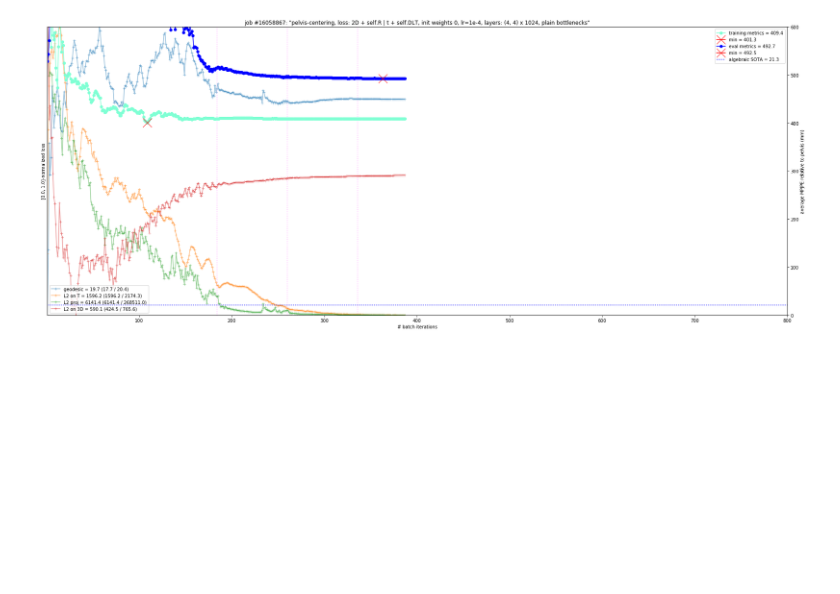
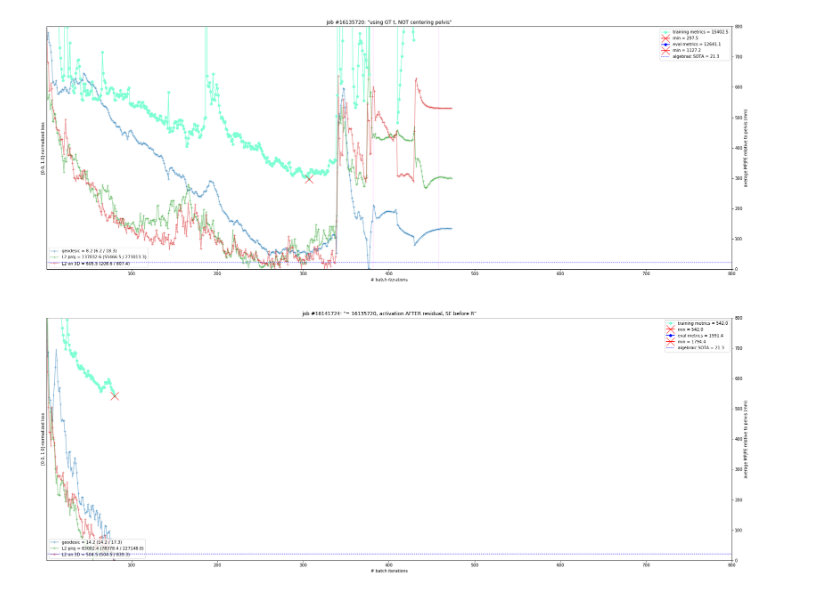
Before and after one commit to karfly/learnable-triangulation-pytorch, a Jupyter notebook: tom.ipynb, the cells around one changed output. Saved outputs shown, nothing was run; the diff lists cells and outputs as text; code cells hidden in the pictures; blank space fills up the shorter version.

Commit message:
activation AFTER residual, SE before R

```diff
--- a/tom.ipynb
+++ b/tom.ipynb
@@ -55,30 +55,39 @@ def plot_jobs(jobs, titles, training_batch_size=8, metrics_ylim=[0, 1e2]):
 # %%
 title = 'preprocess = {} | arch = {} | loss = {} | regime = {}'
 common_setup = 'KISS (normalizing KPs), no lr decay'
 jobs = list(zip(*[
     # overfitting basline ('15854643', title.format('pelvis cent -> norm Frobenius', 'R: 5L, t: 2L', '3D, geo, t', '1e-4 decaying every 75 x5e-1 (based on train MPJPE), weight_decay=1e1')),
     # overfitting ('15926479', 'norm Fro, supervision: 3D, R | t'),
     # learning self does not help with mm ('15929614', 'norm Fro, supervision: 3D, self.R, self.t'),
     # bad! bad! bad BN! ('15935791', 'norm Fro, supervision: 2D, self.R, self.t'),
     # weird behaviour ('15937977', 'norm Fro, no BN, supervision: 2D, self.R, self.t'),
     # ('15948909', 'norm Fro, no BN, supervision: 2D, self.R, self.t, self.DLT'),
 
     # promising ('16006854', 'pivot self.t self.R + bn, backb 20l, others 5'),
 
     # ('16034428', '~ 15854643'),  # overfitting baseline (loss ws = geo: 10, trans: 5, 3D: 1)
 
     # ('16036412', 'loss: 3D + 2D + self.R | t'),  # (loss ws = 2D: 1e-2, 3D: 1, self.R: 1e-1, self.t: 1e-3)
     # ('16040581', 'loss: 2D + self.R | t + self.DLT, BB has 8L'),  # (loss ws = 2D: 1e-2, self.R: 1e-1, self.t: 1e-3, self.DLT: 1e-2)
     # ('16042030', 'loss: 2D + self.R | t + self.DLT, not centering KPs, BB has 4L'),
 
     # ('16042239', 'loss: 2D + self.R | t + self.DLT, lr=1e-3, BB has 4L'),
     # still ('16042669', 'loss: 2D + self.R | t + self.DLT, lr=1e-2, layers: 2, 5, 5'),
     # still ('16044276', 'NOT pelvis-centering, loss: 2D + self.R | t + self.DLT, init weights, lr=1e-4, layers: 2, 5, 5'),
     # still ('16045770', 'NOT pelvis-centering, loss: 2D + self.R | t + self.DLT, init weights, lr=1e-4, layers: 4, 2, 2'),
 
-    ('16058867', 'pelvis-centering, loss: 2D + self.R | t + self.DLT, init weights 0, lr=1e-4, layers: (4, 4) x 1024, plain bottlenecks'),
-]))  # human readable form
+    # ('16058867', 'pelvis-centering, loss: 2D + self.R | t + self.DLT, init weights 0, lr=1e-4, layers: (4, 4) x 1024, plain bottlenecks'),
 
-plot_jobs(jobs[0], jobs[1], metrics_ylim=[0, 6e2])  # .png
+    # predicting R
+    ('16135720', 'using GT t, NOT centering pelvis'),
+    # ('16141456', '= 16135720, activation BEFORE residual, SE before R'),
+    ('16141724', '= 16135720, activation AFTER residual, SE before R'),
+
+    # predicting t
+    # ('16137756', 'using GT R, centering pelvis'),
+    # ('', 'using GT R i.e predicting t, NOT centering pelvis, activation AFTER residual, SE before t'),
+]))
+
+plot_jobs(jobs[0], jobs[1], metrics_ylim=[0, 8e2])  # .png
 # %% [output]
-[figure, old version]
+[figure, new version]
```
Also changed, not shown: 5 other files.
